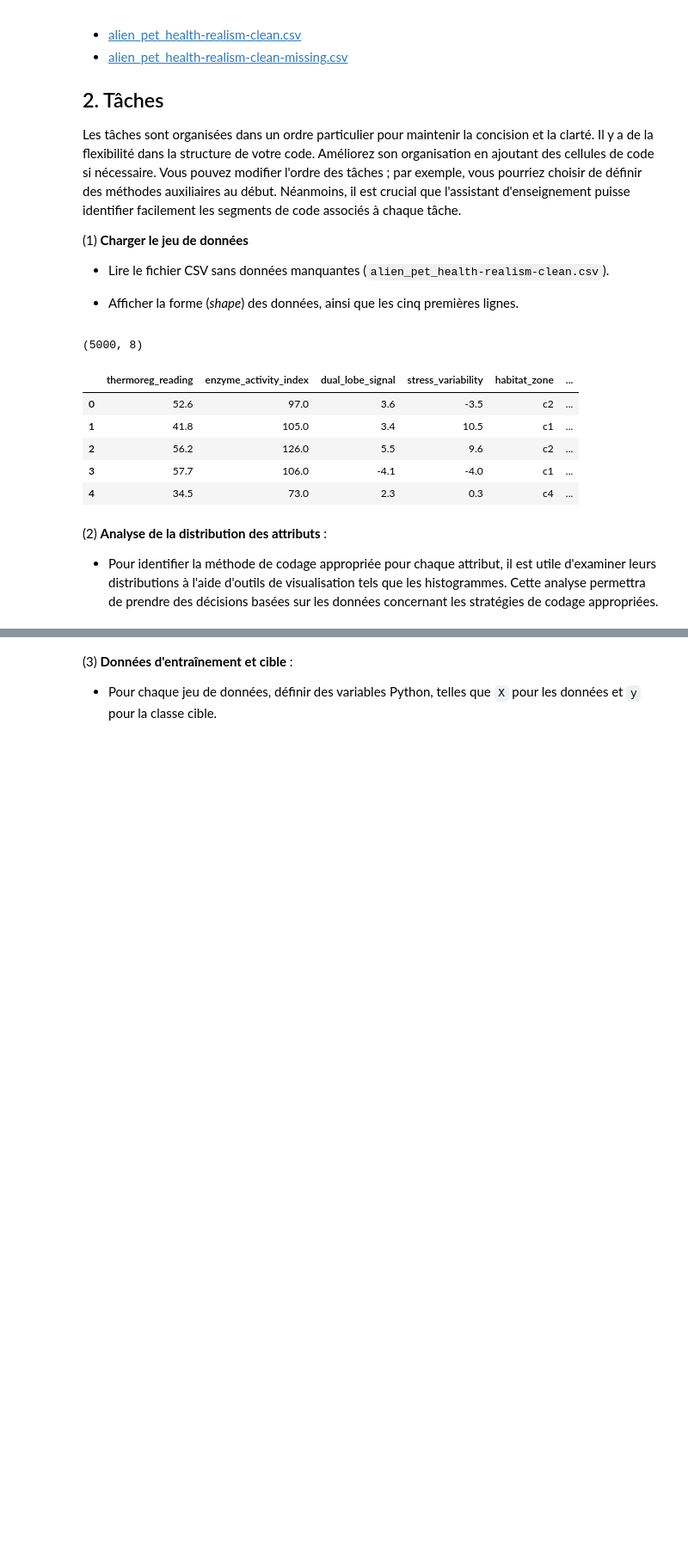
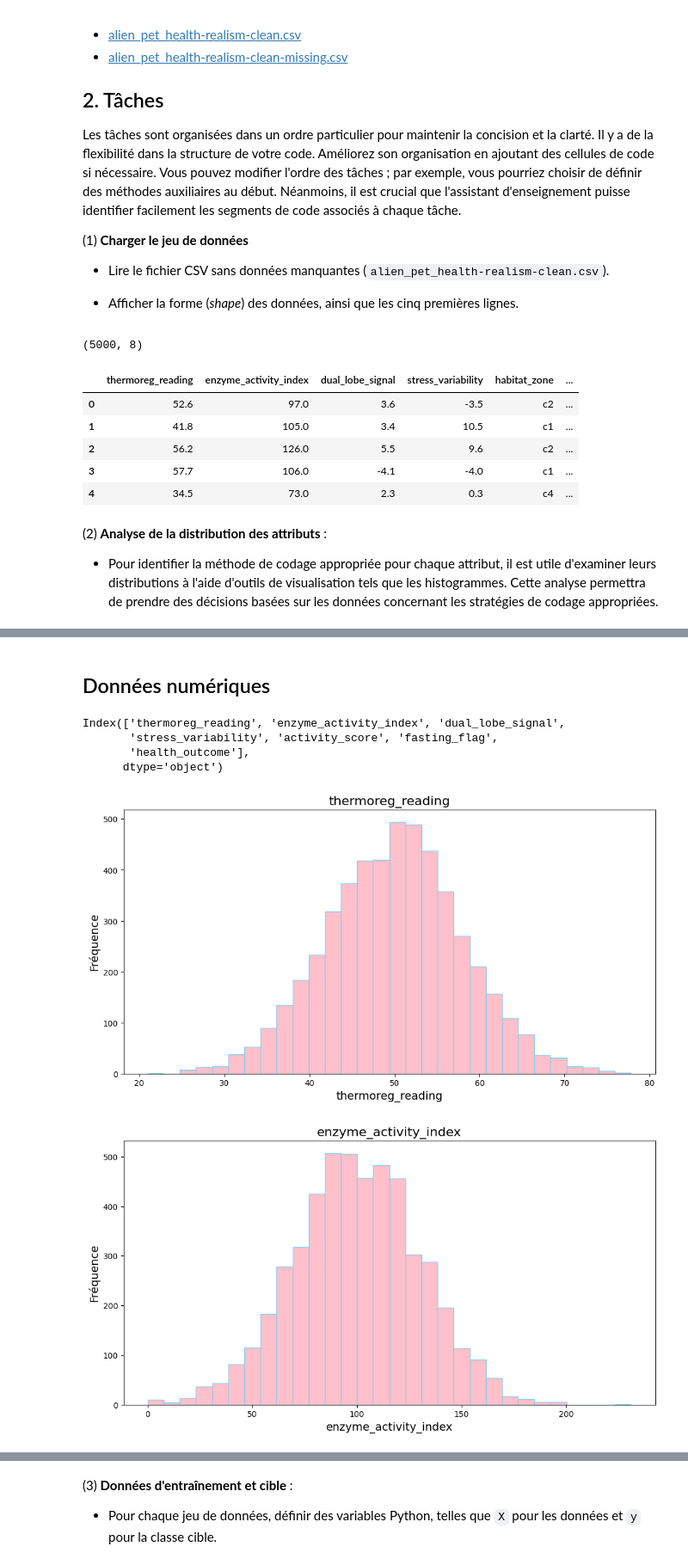
Before and after one commit to eapata8/Machine-Learning, a Jupyter notebook: alien_pets/csi4506-a25_d2.ipynb, the cells around one changed output, grey strips where cells are left out. Shown at 86% size. Saved outputs shown, nothing was run; the diff lists cells and outputs as text; code cells hidden in the pictures; blank space fills up the shorter version.

```diff
--- a/alien_pets/csi4506-a25_d2.ipynb
+++ b/alien_pets/csi4506-a25_d2.ipynb
@@ -54,0 +87,19 @@ df.head()
+# %% [markdown]
+## Données numériques
+# %%
+num_col = df.select_dtypes(include=['int64', 'float64']).columns
+print(num_col)
+for col in num_col:
+    plt.figure(figsize=(12, 6))
+    df[col].dropna().plot(kind='hist', bins=30, color='pink', edgecolor='skyblue')
+    plt.title(col, fontsize=16)
+    plt.xlabel(col, fontsize=14)
+    plt.ylabel('Fréquence', fontsize=14)
+    plt.show()
+# %% [output]
+Index(['thermoreg_reading', 'enzyme_activity_index', 'dual_lobe_signal',
+       'stress_variability', 'activity_score', 'fasting_flag',
+       'health_outcome'],
+      dtype='object')
+[figure, added]
+[figure, added]
```
Also changed, not shown: parts of 15 cells of this notebook.
